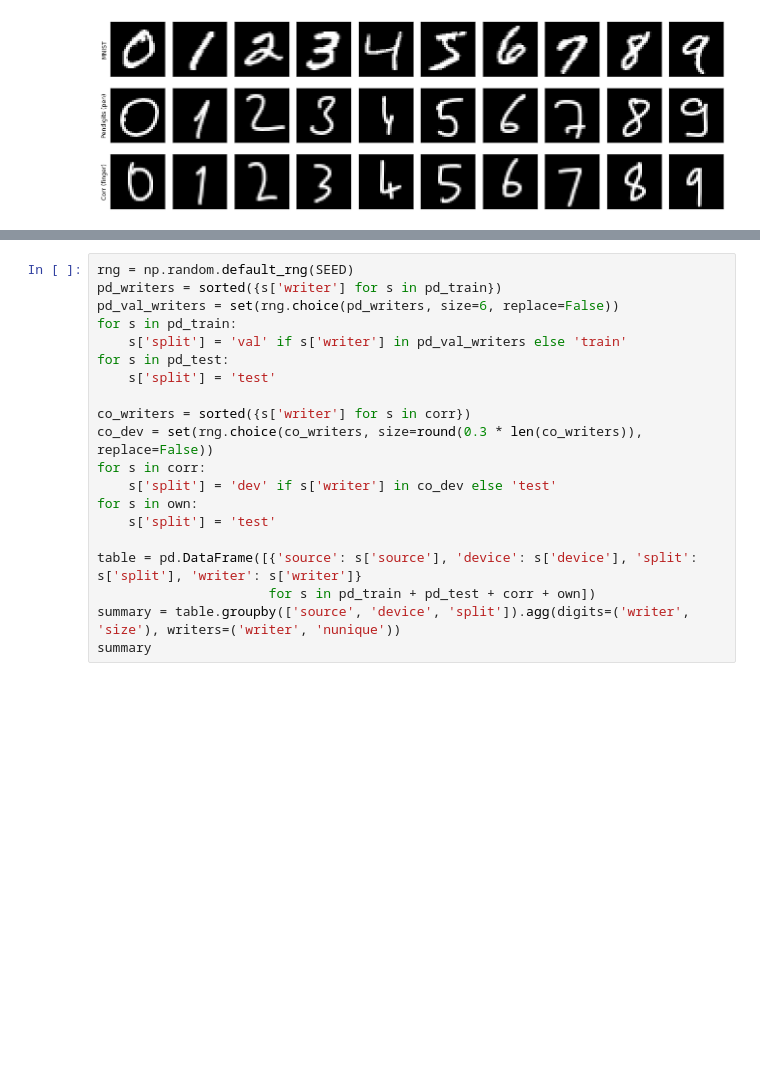
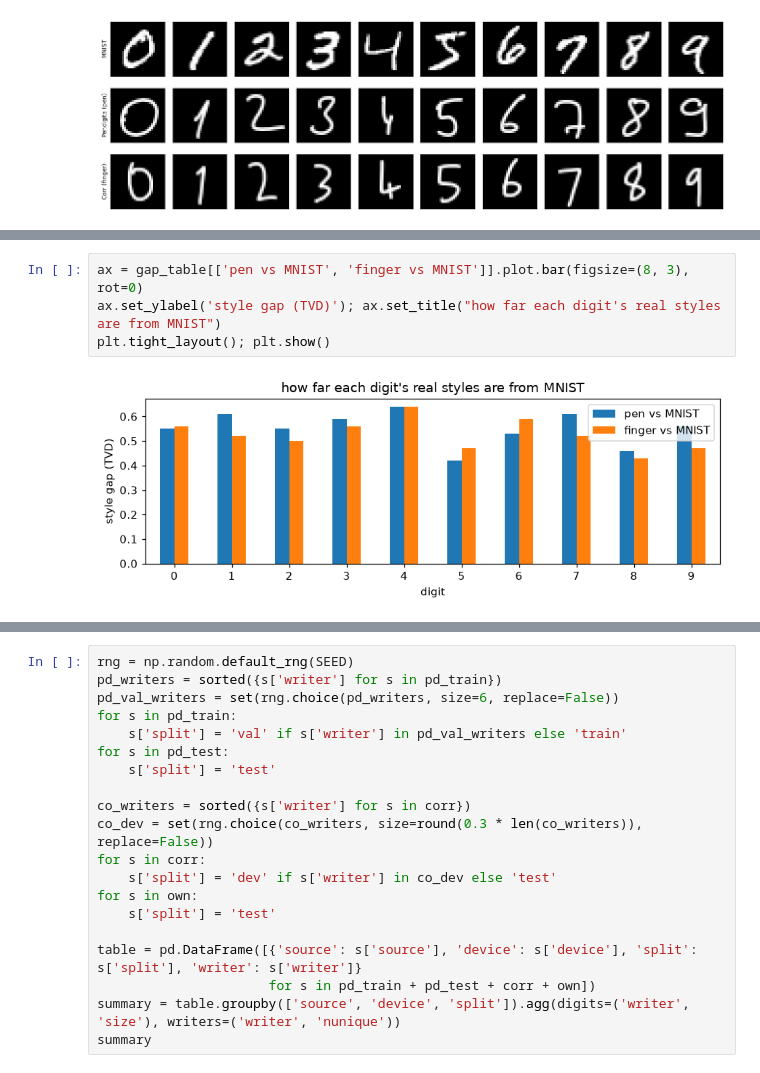
Before and after one commit to alextianyf/FingerMath, a Jupyter notebook: research/07_real_benchmarks.ipynb, the cells around one changed output, grey strips where cells are left out. Drawn from its saved outputs; the diff is of its cells as text; blank space fills up the shorter version.

```diff
--- a/research/07_real_benchmarks.ipynb
+++ b/research/07_real_benchmarks.ipynb
@@ -309,0 +343,6 @@ plt.tight_layout(); plt.show()
+# %%
+ax = gap_table[['pen vs MNIST', 'finger vs MNIST']].plot.bar(figsize=(8, 3), rot=0)
+ax.set_ylabel('style gap (TVD)'); ax.set_title("how far each digit's real styles are from MNIST")
+plt.tight_layout(); plt.show()
+# %% [output]
+[figure, added]
```
Also changed, not shown: parts of 15 cells of this notebook, 1 other file.
